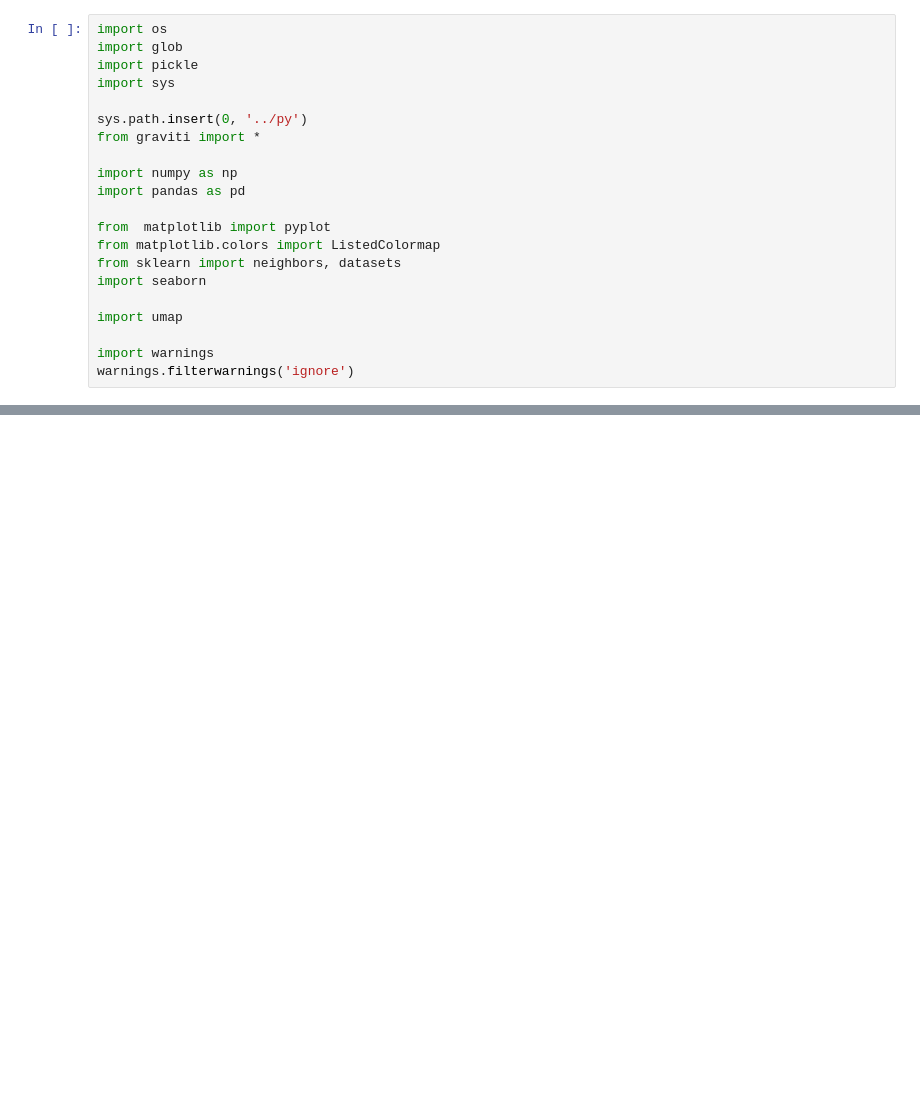
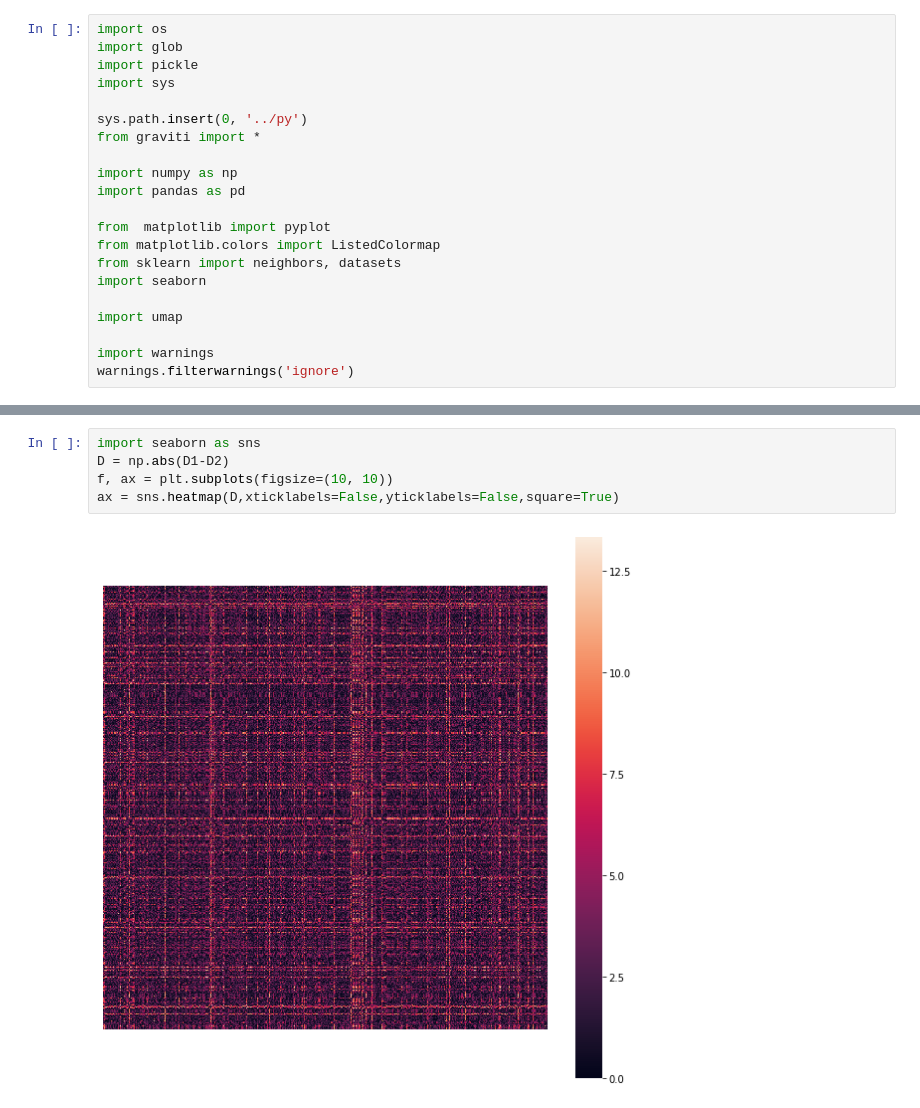
Before and after one commit to garner1/nucleAI, a Jupyter notebook: ipynb/data.compare_withVSwo_intensity.ipynb, the cells around one changed output, grey strips where cells are left out. Cells and saved outputs as stored; diff of their text form; blank space fills up the shorter version.

```diff
--- a/ipynb/data.compare_withVSwo_intensity.ipynb
+++ b/ipynb/data.compare_withVSwo_intensity.ipynb
@@ -79,0 +63,7 @@ df[df['cluster']==1].shape
+# %%
+import seaborn as sns
+D = np.abs(D1-D2)
+f, ax = plt.subplots(figsize=(10, 10))
+ax = sns.heatmap(D,xticklabels=False,yticklabels=False,square=True)
+# %% [output]
+[figure, added]
```
Also changed, not shown: parts of 14 cells of this notebook, 2 other files.
